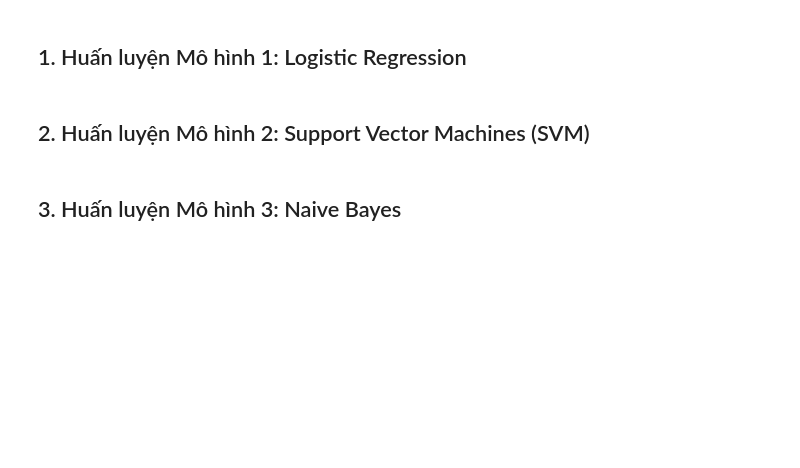
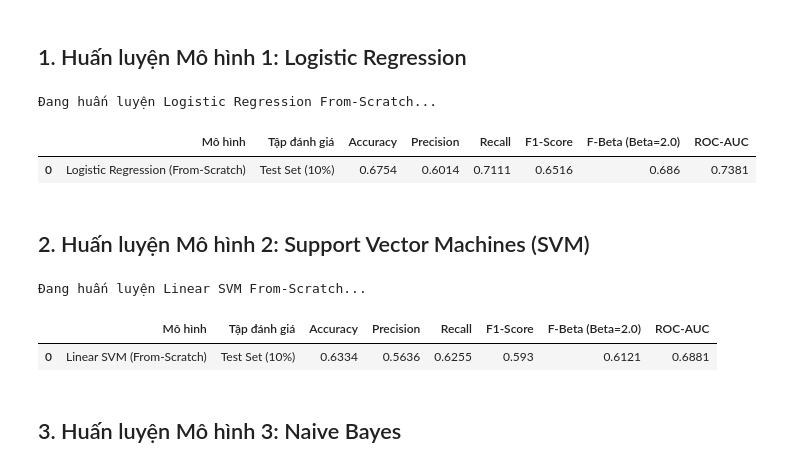
Before and after one commit to iamtien77/spam_classifier, a Jupyter notebook: notebooks/03_model_baseline_and_training.ipynb, the cells around one changed output. Drawn from its saved outputs; the diff is of its cells as text; code cells hidden in the pictures; blank space fills up the shorter version.

```diff
--- a/notebooks/03_model_baseline_and_training.ipynb
+++ b/notebooks/03_model_baseline_and_training.ipynb
@@ -29,2 +82,31 @@ pass
+# %%
+# Huấn luyện mô hình 1: Logistic Regression From-Scratch
+lr_model = LogisticRegressionFromScratch(
+    C=1.0, learning_rate=1.0, max_iter=150, class_weight='balanced'
+)
+print('Đang huấn luyện Logistic Regression From-Scratch...')
+lr_model.fit(X_train, y_train)
+
+y_pred_lr = lr_model.predict(X_test, threshold=0.5)
+y_prob_lr = lr_model.predict_proba(X_test)[:, 1]
+
+metrics_lr = evaluator.compute_all_metrics(y_test, y_pred_lr, y_prob=y_prob_lr, beta=2.0)
+
+# Bảng kết quả đánh giá Logistic Regression dạng DataFrame
+df_metrics_lr = pd.DataFrame([{
+    "Mô hình": "Logistic Regression (From-Scratch)",
+    "Tập đánh giá": "Test Set (10%)",
+    "Accuracy": round(metrics_lr['accuracy'], 4),
+    "Precision": round(metrics_lr['precision'], 4),
+    "Recall": round(metrics_lr['recall'], 4),
+    "F1-Score": round(metrics_lr['f1'], 4),
+    "F-Beta (Beta=2.0)": round(metrics_lr['f_beta'], 4),
+    "ROC-AUC": round(metrics_lr['roc_auc'], 4),
+}])
+display(df_metrics_lr)
+# %% [output]
+Đang huấn luyện Logistic Regression From-Scratch...
+|  | Mô hình | Tập đánh giá | Accuracy | Precision | Recall | F1-Score | F-Beta (Beta=2.0) | ROC-AUC |
+| 0 | Logistic Regression (From-Scratch) | Test Set (10%) | 0.6754 | 0.6014 | 0.7111 | 0.6516 | 0.686 | 0.7381 |
 # %% [markdown]
 ## 2. Huấn luyện Mô hình 2: Support Vector Machines (SVM)
@@ -39,2 +113,31 @@ pass
+# %%
+# Huấn luyện mô hình 2: Support Vector Machines (Linear SVM) From-Scratch
+svm_model = LinearSVMFromScratch(
+    C=1.0, learning_rate=0.5, max_iter=100, class_weight='balanced'
+)
+print('Đang huấn luyện Linear SVM From-Scratch...')
+svm_model.fit(X_train, y_train)
+
+y_pred_svm = svm_model.predict(X_test, threshold=0.0)
+y_prob_svm = svm_model.predict_proba(X_test)[:, 1]
+
+metrics_svm = evaluator.compute_all_metrics(y_test, y_pred_svm, y_prob=y_prob_svm, beta=2.0)
+
+# Bảng kết quả đánh giá Linear SVM dạng DataFrame
+df_metrics_svm = pd.DataFrame([{
+    "Mô hình": "Linear SVM (From-Scratch)",
+    "Tập đánh giá": "Test Set (10%)",
+    "Accuracy": round(metrics_svm['accuracy'], 4),
+    "Precision": round(metrics_svm['precision'], 4),
+    "Recall": round(metrics_svm['recall'], 4),
+    "F1-Score": round(metrics_svm['f1'], 4),
+    "F-Beta (Beta=2.0)": round(metrics_svm['f_beta'], 4),
+    "ROC-AUC": round(metrics_svm['roc_auc'], 4),
+}])
+display(df_metrics_svm)
+# %% [output]
+Đang huấn luyện Linear SVM From-Scratch...
+|  | Mô hình | Tập đánh giá | Accuracy | Precision | Recall | F1-Score | F-Beta (Beta=2.0) | ROC-AUC |
+| 0 | Linear SVM (From-Scratch) | Test Set (10%) | 0.6334 | 0.5636 | 0.6255 | 0.593 | 0.6121 | 0.6881 |
 # %% [markdown]
 ## 3. Huấn luyện Mô hình 3: Naive Bayes
```
Also changed, not shown: parts of 8 cells of this notebook, 6 other files.
